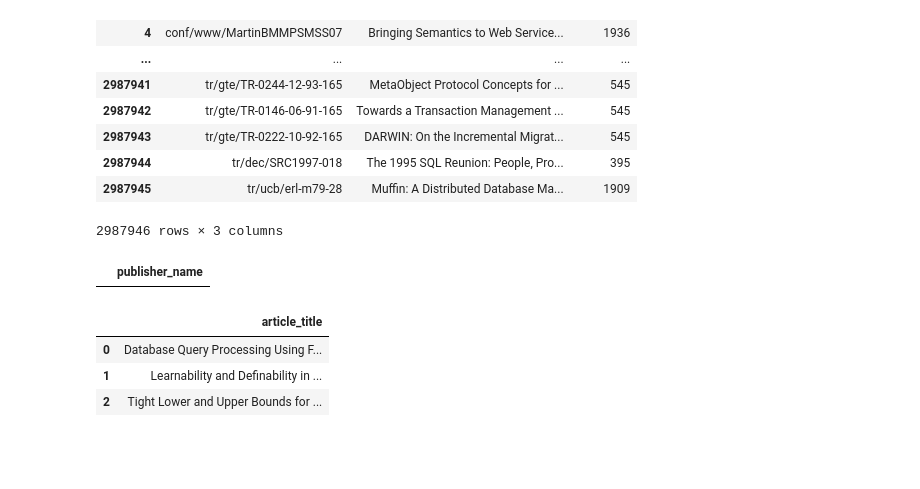
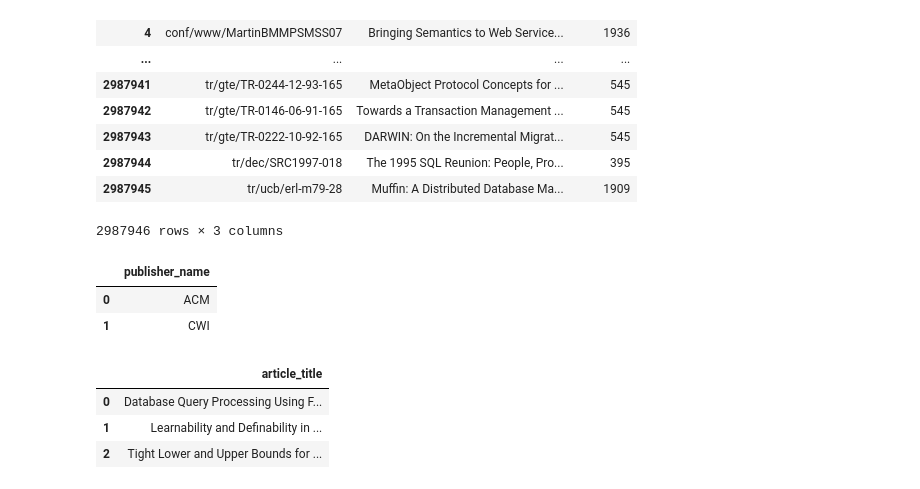
Before and after one commit to OGnTn/daos_project, a Jupyter notebook: duck_queries.ipynb, the cells around one changed output. Saved outputs shown, nothing was run; the diff lists cells and outputs as text; code cells hidden in the pictures; blank space fills up the shorter version.

Commit message:
Fixing E1 query, reordening queries overall.

```diff
--- a/duck_queries.ipynb
+++ b/duck_queries.ipynb
@@ -70,10 +70,19 @@ author_inproceeding.columns = ['academic_id','improceeding_id']
 # %%
 import duckdb
 
 #Booktitle_name
-queryE1 = "Select publisher.publisher_name FROM publisher JOIN publisher_proceeding ON publisher.publisher_id=publisher_proceeding.publisher_id JOIN proceeding ON proceeding.proceeding_id=publisher_proceeding.proceeding_id WHERE proceeding.proceeding_title LIKE 'PODS' GROUP BY publisher_name"
+queryE1 = """
+            SELECT publisher.publisher_name
+            FROM publisher
+            JOIN publisher_proceeding ON publisher.publisher_id=publisher_proceeding.publisher_id
+            JOIN proceeding ON proceeding.proceeding_id=publisher_proceeding.proceeding_id
+            WHERE proceeding.proceeding_title LIKE '%PODS%' AND publisher.publisher_name IS NOT NULL
+            GROUP BY publisher_name
+            """
 duckdb.query(queryE1).to_df()
 #publisher.value_counts()
 # %% [output]
 |  | publisher_name |
+| 0 | ACM |
+| 1 | CWI |
 # %%
```
Also changed, not shown: parts of 4 cells of this notebook.
